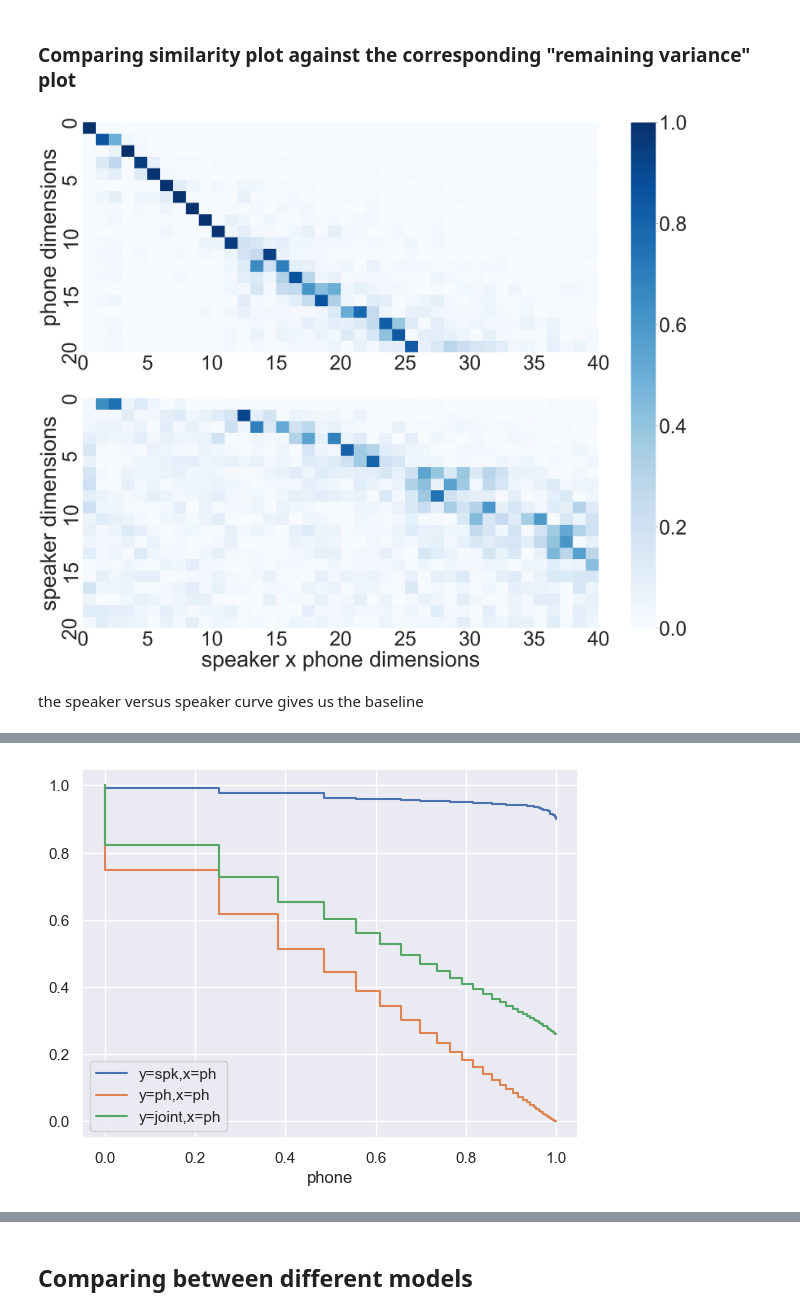
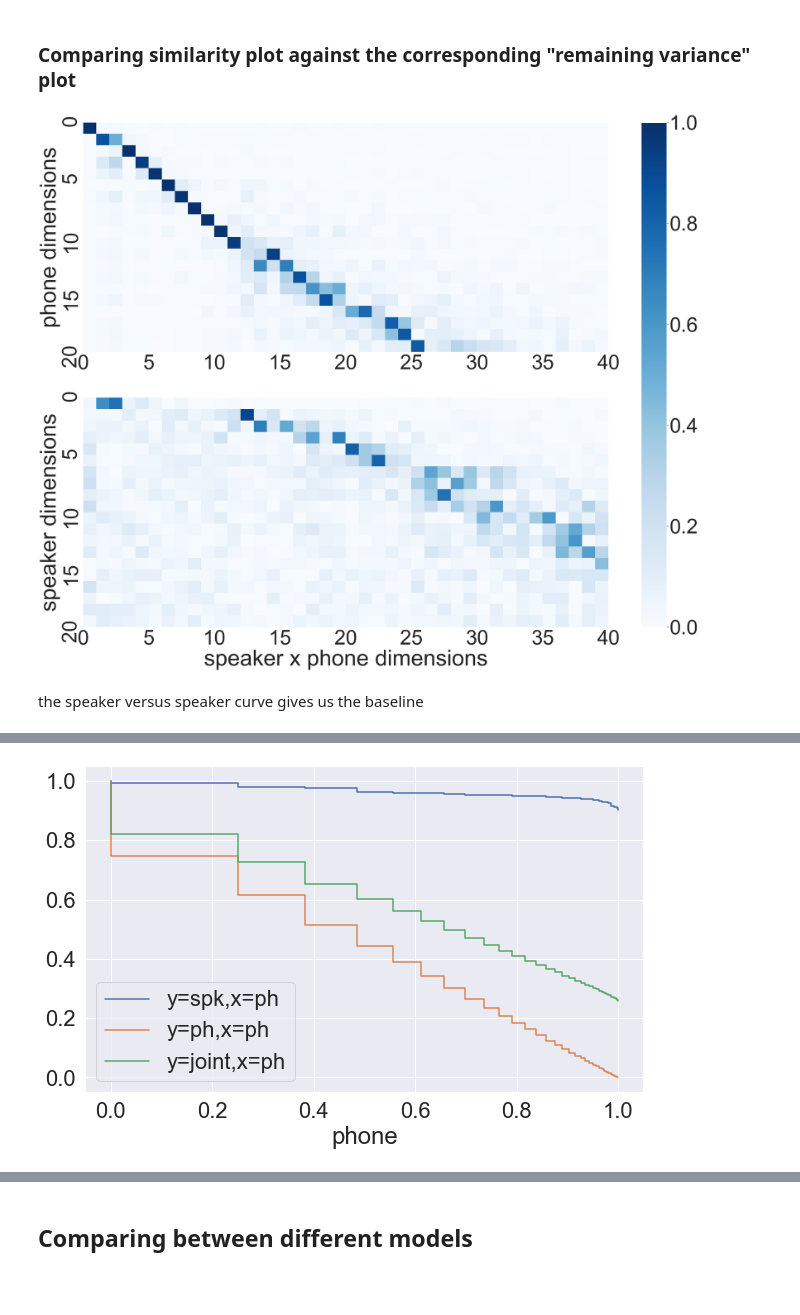
Before and after one commit to uililo/cumulative-residual-variance, a Jupyter notebook: quantitative-orthogonality-measure.ipynb, the cells around one changed output, grey strips where cells are left out. Saved outputs shown, nothing was run; the diff lists cells and outputs as text; code cells hidden in the pictures; blank space fills up the shorter version.

```diff
--- a/quantitative-orthogonality-measure.ipynb
+++ b/quantitative-orthogonality-measure.ipynb
@@ -107,6 +154,6 @@ s.set_yticklabels(yticks)
 f.colorbar(sm, ax=axes.flatten(),orientation="vertical")
 # plt.tight_layout()
 # plt.savefig('spk_ph_dimensions_cpc_small.pdf',dpi=300, bbox_inches='tight')
-sns.set(font_scale=1)
+sns.set(font_scale=2)
 # %% [output]
-[figure, old version]
+[figure, new version]
@@ -120,6 +162,7 @@ ph_var, spk_var = phone_versus_speaker(direc)
 # %% [markdown]
 the speaker versus speaker curve gives us the baseline
 # %%
+plt.figure(figsize=(10,6))
 spk_var, ph_var = remaining_variance_ratio(spk_vecs, ph_pca)
 joint_var, ph_var = remaining_variance_ratio(spk_ph_vecs, ph_pca)
 plt.step(ph_var,spk_var,label='y=spk,x=ph')
@@ -133 +176 @@ print(auc(ph_var,spk_var),auc(ph_var,1-ph_var),auc(ph_var,joint_var))
-[figure, old version]
+[figure, new version]
```
Also changed, not shown: parts of 31 cells of this notebook.
